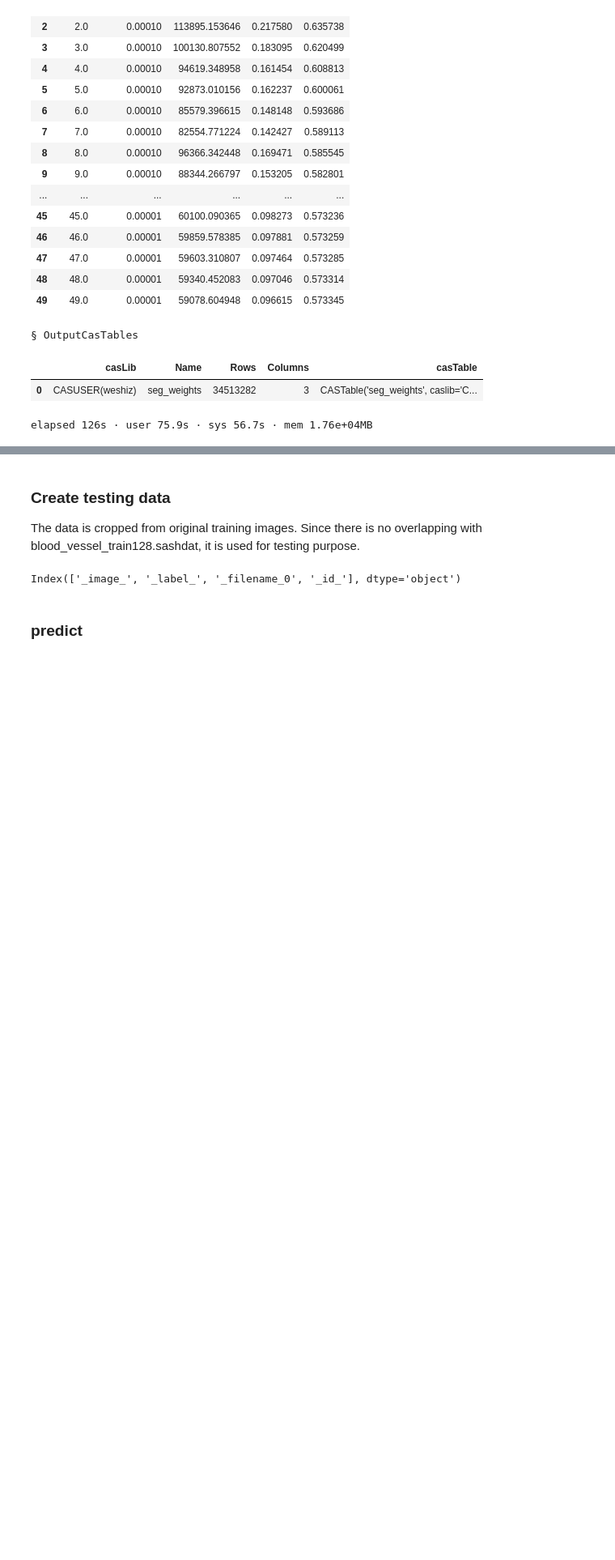
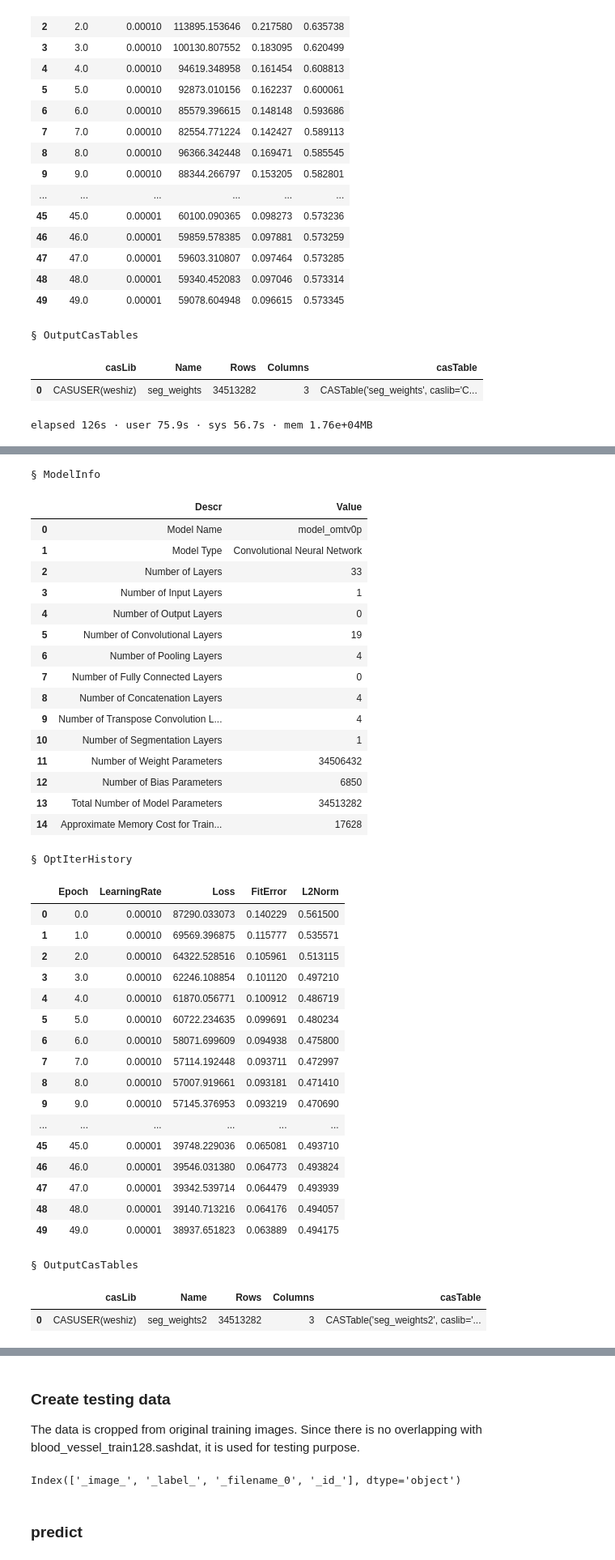
Before and after one commit to wenyushi/unet, a Jupyter notebook: unet_network_512.ipynb, the cells around one changed output, grey strips where cells are left out. Shown at 81% size. Saved outputs shown, nothing was run; the diff lists cells and outputs as text; code cells hidden in the pictures; blank space fills up the shorter version.

```diff
--- a/unet_network_512.ipynb
+++ b/unet_network_512.ipynb
@@ -243,3 +243,19 @@ NOTE:  The total time is      99.92 (s).
 |  | casLib | Name | Rows | Columns | casTable |
 | 0 | CASUSER(weshiz) | seg_weights | 34513282 | 3 | CASTable('seg_weights', caslib='C... |
 elapsed 126s · user 75.9s · sys 56.7s · mem 1.76e+04MB
+# %%
+s.dlTrain(model = model.model_name, table = 'data', nthreads=2,
+          initWeights = 'seg_weights',
+          modelWeights = dict(name = 'seg_weights2', replace = True),
+          dataspecs=[dict(type='image', layer='InputLayer_1', data=['_image_']),
+                     dict(type='image', layer='Segmentation_1', data='labels')],
+          gpu=Gpu(devices=[2, 3]),
+          optimizer = dict(miniBatchSize = 1, regL2 = 0.0001,
+                           algorithm = dict(method = "adam", clipgradmax = 100, clipgradmin = -100,
+                                            learningrate = 0.0001,
+                                            lrPolicy = 'step', gamma = 0.1,
+                                            stepSize = 30),
+                           maxEpochs = 50, logLevel = 3, seed = 13309
+                           )
+          )
+# %% [output]
@@ -245,0 +279,38 @@ elapsed 126s · user 75.9s · sys 56.7s · mem 1.76e+04MB
+§ ModelInfo
+|  | Descr | Value |
+| 0 | Model Name | model_omtv0p |
+| 1 | Model Type | Convolutional Neural Network |
+| 2 | Number of Layers | 33 |
+| 3 | Number of Input Layers | 1 |
+| 4 | Number of Output Layers | 0 |
+| 5 | Number of Convolutional Layers | 19 |
+| 6 | Number of Pooling Layers | 4 |
+| 7 | Number of Fully Connected Layers | 0 |
+| 8 | Number of Concatenation Layers | 4 |
+| 9 | Number of Transpose Convolution L... | 4 |
+| 10 | Number of Segmentation Layers | 1 |
+| 11 | Number of Weight Parameters | 34506432 |
+| 12 | Number of Bias Parameters | 6850 |
+| 13 | Total Number of Model Parameters | 34513282 |
+| 14 | Approximate Memory Cost for Train... | 17628 |
+§ OptIterHistory
+|  | Epoch | LearningRate | Loss | FitError | L2Norm |
+| 0 | 0.0 | 0.00010 | 87290.033073 | 0.140229 | 0.561500 |
+| 1 | 1.0 | 0.00010 | 69569.396875 | 0.115777 | 0.535571 |
+| 2 | 2.0 | 0.00010 | 64322.528516 | 0.105961 | 0.513115 |
+| 3 | 3.0 | 0.00010 | 62246.108854 | 0.101120 | 0.497210 |
+| 4 | 4.0 | 0.00010 | 61870.056771 | 0.100912 | 0.486719 |
+| 5 | 5.0 | 0.00010 | 60722.234635 | 0.099691 | 0.480234 |
+| 6 | 6.0 | 0.00010 | 58071.699609 | 0.094938 | 0.475800 |
+| 7 | 7.0 | 0.00010 | 57114.192448 | 0.093711 | 0.472997 |
+| 8 | 8.0 | 0.00010 | 57007.919661 | 0.093181 | 0.471410 |
+| 9 | 9.0 | 0.00010 | 57145.376953 | 0.093219 | 0.470690 |
+| ... | ... | ... | ... | ... | ... |
+| 45 | 45.0 | 0.00001 | 39748.229036 | 0.065081 | 0.493710 |
+| 46 | 46.0 | 0.00001 | 39546.031380 | 0.064773 | 0.493824 |
+| 47 | 47.0 | 0.00001 | 39342.539714 | 0.064479 | 0.493939 |
+| 48 | 48.0 | 0.00001 | 39140.713216 | 0.064176 | 0.494057 |
+| 49 | 49.0 | 0.00001 | 38937.651823 | 0.063889 | 0.494175 |
+§ OutputCasTables
+|  | casLib | Name | Rows | Columns | casTable |
+| 0 | CASUSER(weshiz) | seg_weights2 | 34513282 | 3 | CASTable('seg_weights2', caslib='... |
```
Also changed, not shown: parts of 12 cells of this notebook.
